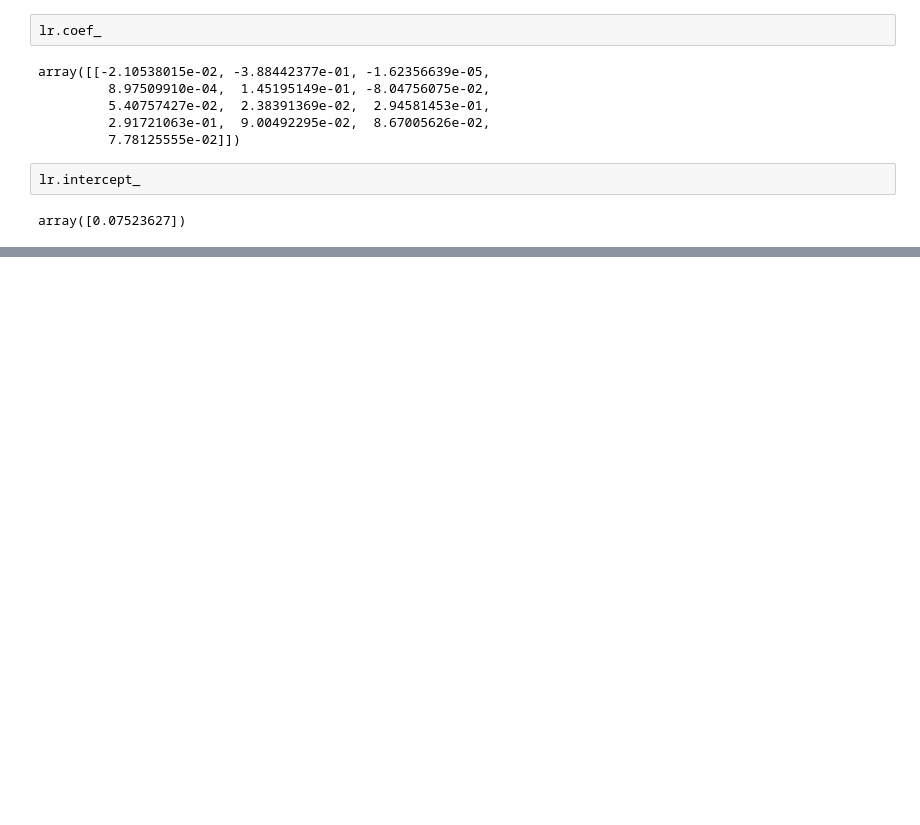
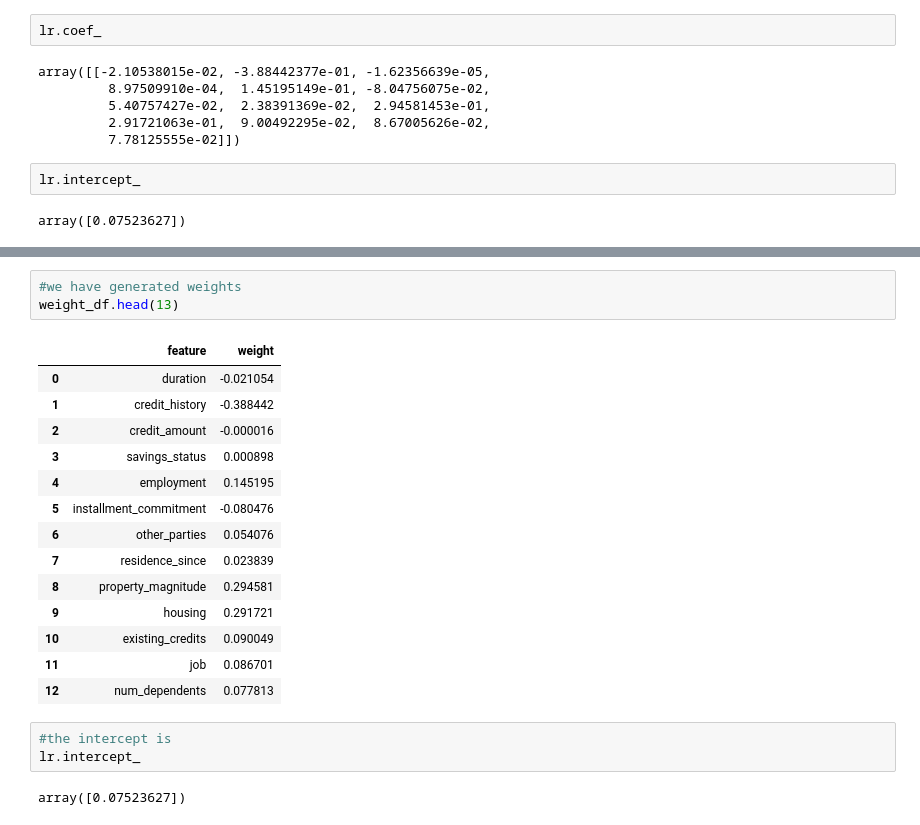
Before and after one commit to raghusahoo/credit_risk, a Jupyter notebook: credit_risk.ipynb, the cells around one changed output, grey strips where cells are left out. Drawn from its saved outputs; the diff is of its cells as text; blank space fills up the shorter version.

```diff
--- a/credit_risk.ipynb
+++ b/credit_risk.ipynb
@@ -291,0 +329,23 @@ AttributeError: 'numpy.ndarray' object has no attribute 'get'
+# %%
+#we have generated weights
+weight_df.head(13)
+# %% [output]
+|  | feature | weight |
+| 0 | duration | -0.021054 |
+| 1 | credit_history | -0.388442 |
+| 2 | credit_amount | -0.000016 |
+| 3 | savings_status | 0.000898 |
+| 4 | employment | 0.145195 |
+| 5 | installment_commitment | -0.080476 |
+| 6 | other_parties | 0.054076 |
+| 7 | residence_since | 0.023839 |
+| 8 | property_magnitude | 0.294581 |
+| 9 | housing | 0.291721 |
+| 10 | existing_credits | 0.090049 |
+| 11 | job | 0.086701 |
+| 12 | num_dependents | 0.077813 |
+# %%
+#the intercept is
+lr.intercept_
+# %% [output]
+array([0.07523627])
```
Also changed, not shown: parts of 9 cells of this notebook.
